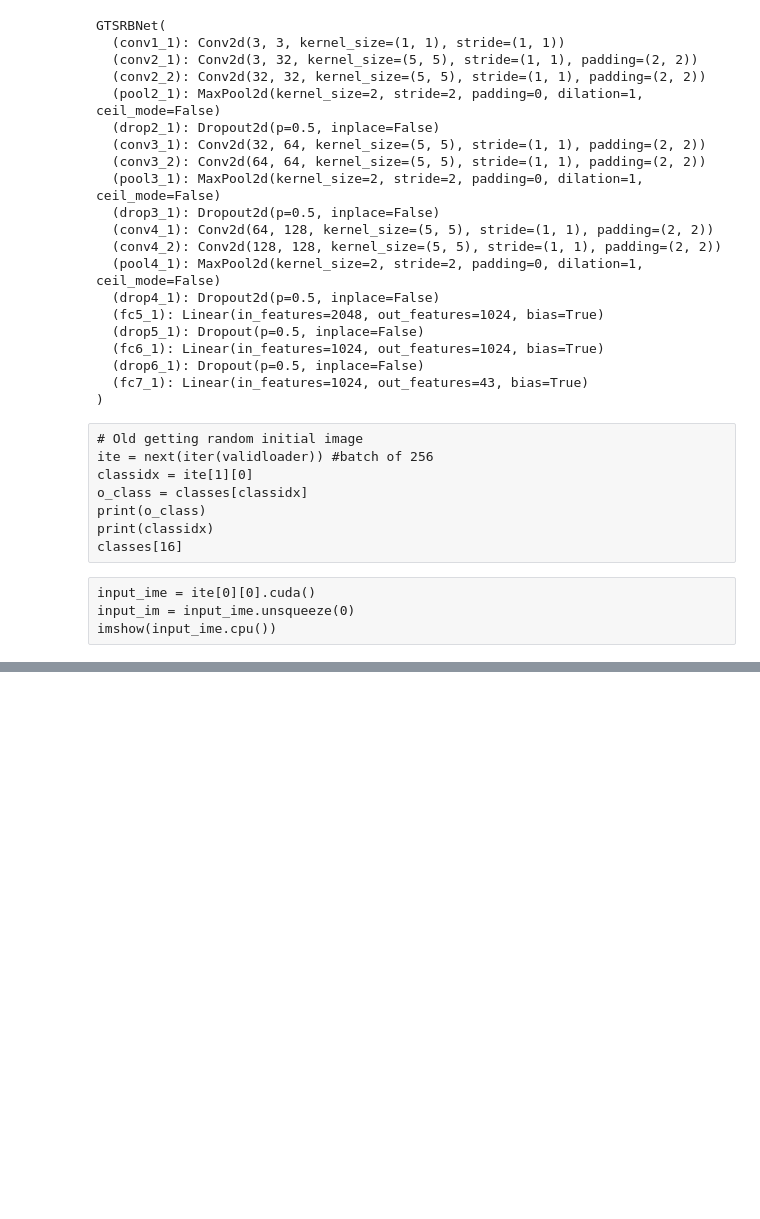
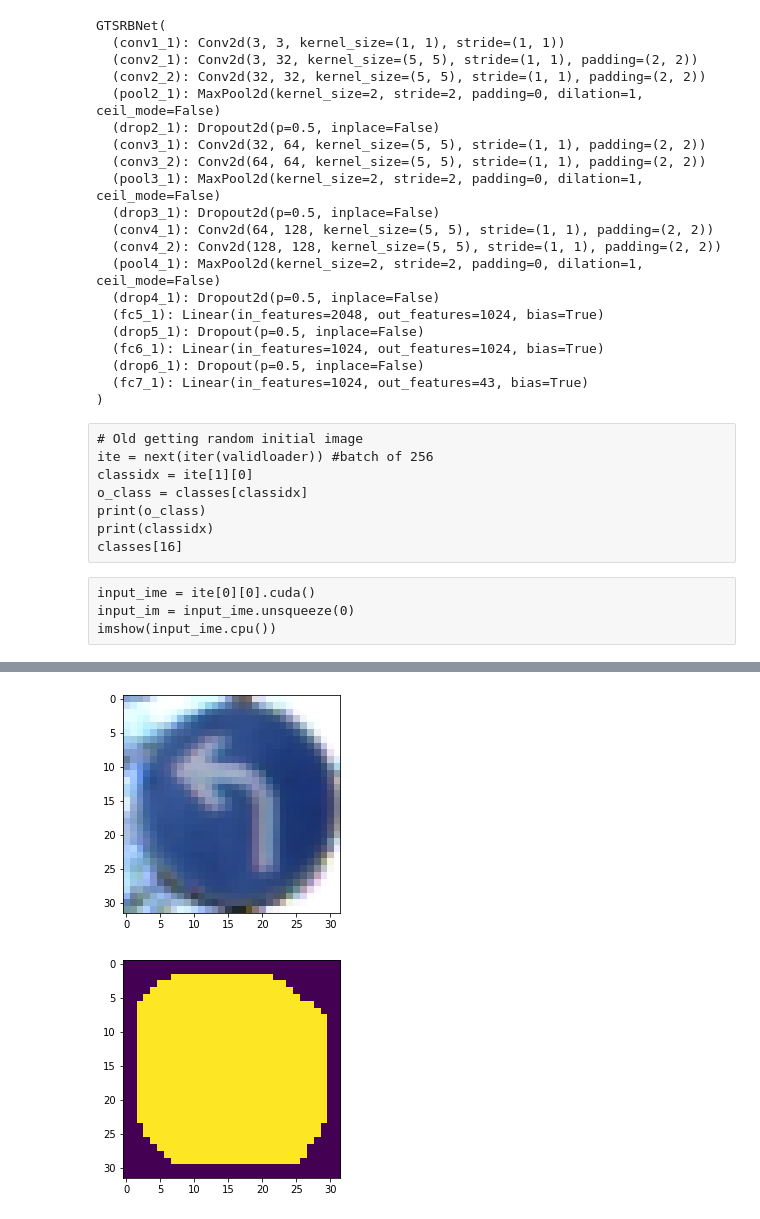
Before and after one commit to earlence-security/invis-perturbations, a Jupyter notebook: experiments.ipynb, the cells around one changed output, grey strips where cells are left out. Drawn from its saved outputs; the diff is of its cells as text; code cells hidden in the pictures; blank space fills up the shorter version.

```diff
--- a/experiments.ipynb
+++ b/experiments.ipynb
@@ -117,3 +144,34 @@ values=tensor([0.9995], device='cuda:0', grad_fn=<MaxBackward0>),
 indices=tensor([14], device='cuda:0'))
+# %%
+def get_object_mask(input_image):
+    test = np.uint8(input_image.numpy()*255).transpose((1,2,0))
+    gray = cv2.cvtColor(test, cv2.COLOR_BGR2GRAY)
+    blurred = cv2.GaussianBlur(gray, (3, 3), 0)
+    edged = cv2.Canny(blurred, 0, 255)
+    #imgplot = plt.imshow(edged)
+    #plt.show()
+    #imshow(input_image[0])
+    #applying closing function
+    kernel = cv2.getStructuringElement(cv2.MORPH_ELLIPSE,(9,9))
+    closed = cv2.morphologyEx(edged, cv2.MORPH_CLOSE, kernel)    #finding_contours
+    (cnts, _) = cv2.findContours(closed.copy(), cv2.RETR_EXTERNAL, cv2.CHAIN_APPROX_SIMPLE)
+    for c in cnts:
+        peri = cv2.arcLength(c, True)
+        approx = cv2.approxPolyDP(c, 0.02 * peri, True)
+        cv2.drawContours(closed, [approx], -1, (0, 255, 0), 2)
+    th, im_th = cv2.threshold(closed, 220, 255, cv2.THRESH_BINARY_INV);
+    h, w = im_th.shape[:2]
+    im_floodfill = im_th.copy()
+    mask = np.zeros((h+2, w+2), np.uint8)
+    cv2.floodFill(im_floodfill, mask, (0,0), 0);    # Invert floodfilled image
+    im_floodfill_inv = cv2.bitwise_not(im_floodfill)    # Combine the two images to get the foreground.
+    im_out = im_th ^ im_floodfill_inv
+    return im_out
+imshow(input_im[0].cpu())
+imgplot = plt.imshow(get_object_mask(input_im[0].cpu()))
+plt.show()
+# %% [output]
+[figure, added]
+[figure, added]
 # %%
 # The input time signal
```
Also changed, not shown: parts of 15 cells of this notebook, 15 other files.
